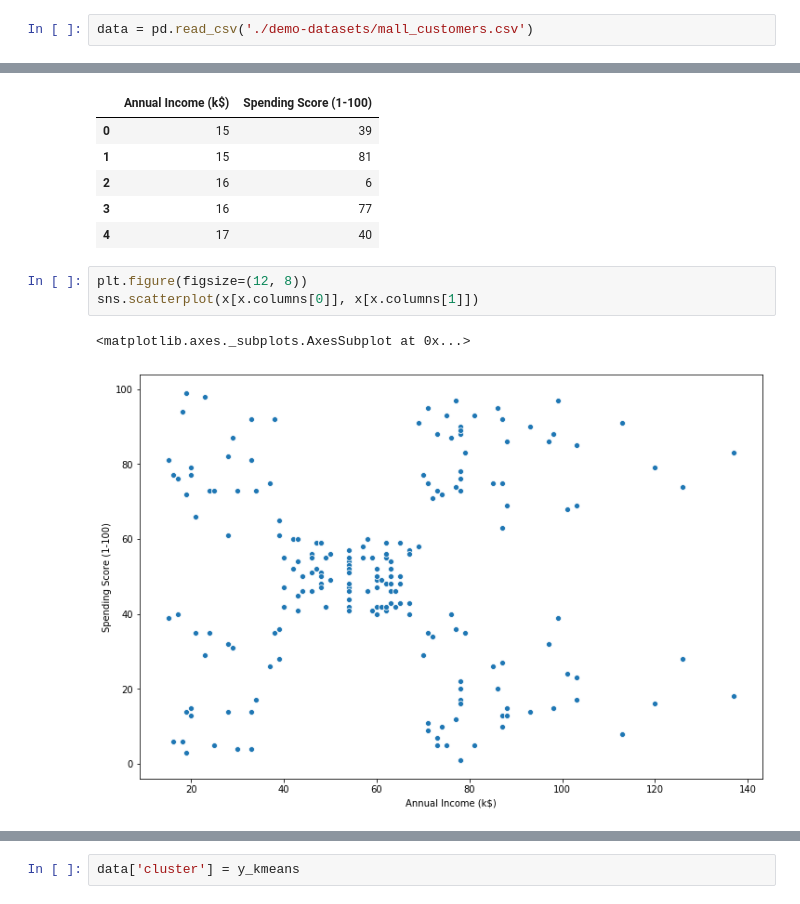
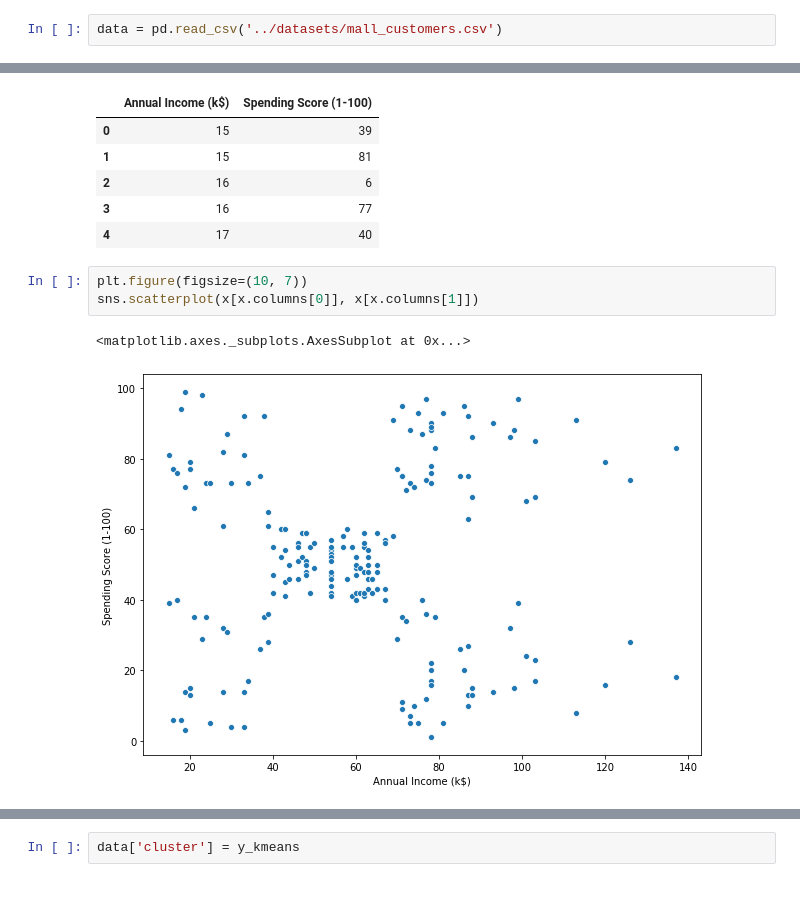
Before and after one commit to alwaysfish/data-science-demos, a Jupyter notebook: notebooks/Demo - K-Means Clustering.ipynb, the cells around one changed output, grey strips where cells are left out. Drawn from its saved outputs; the diff is of its cells as text.

Commit message:
- Polished Logistic Regression demo - Renamed Linear Regression demos - Polished K-Means Clustering demo - Added images

```diff
--- a/notebooks/Demo - K-Means Clustering.ipynb
+++ b/notebooks/Demo - K-Means Clustering.ipynb
@@ -5,7 +77,7 @@ import matplotlib.pyplot as plt
 import seaborn as sns
 from sklearn.cluster import KMeans
 # %%
-data = pd.read_csv('./demo-datasets/mall_customers.csv')
+data = pd.read_csv('../datasets/mall_customers.csv')
 # %%
 data.head()
 # %% [output]
@@ -31,8 +103,8 @@ x.head()
 | 3 | 16 | 77 |
 | 4 | 17 | 40 |
 # %%
-plt.figure(figsize=(12, 8))
+plt.figure(figsize=(10, 7))
 sns.scatterplot(x[x.columns[0]], x[x.columns[1]])
 # %% [output]
 <matplotlib.axes._subplots.AxesSubplot at 0x...>
-[figure, old version]
+[figure, new version]
```
Also changed, not shown: parts of 18 cells of this notebook, 13 other files.
